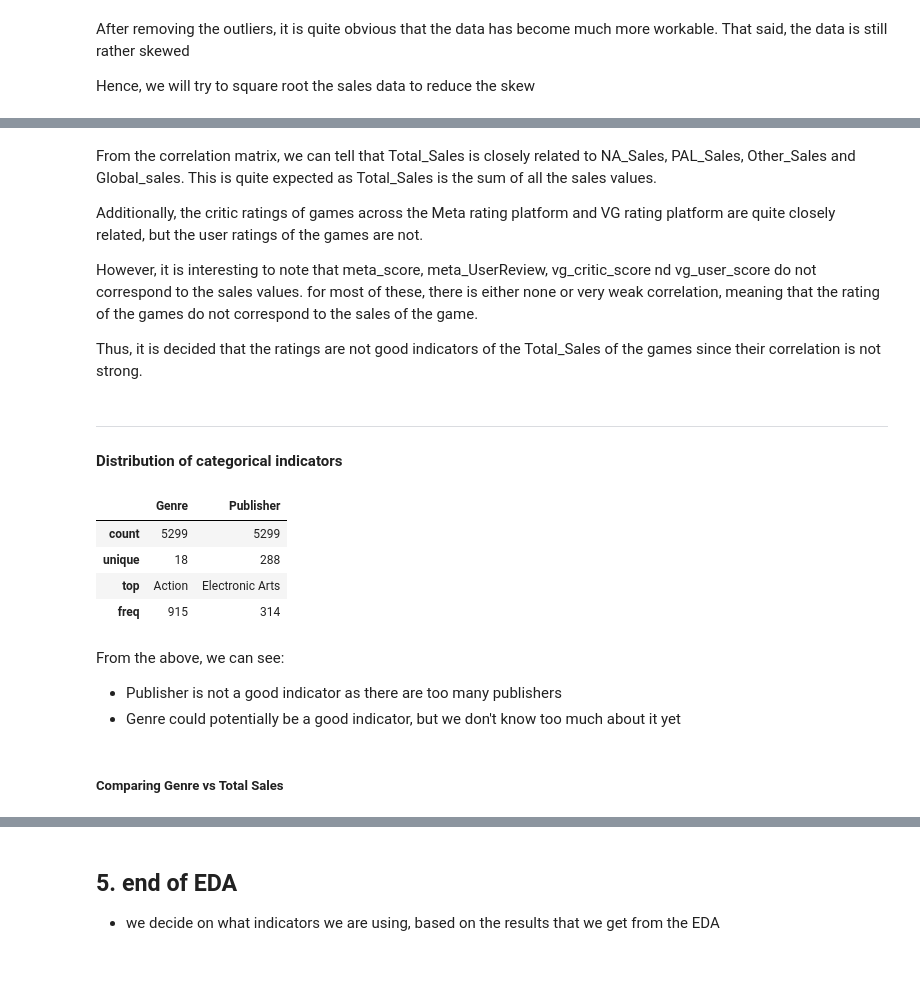
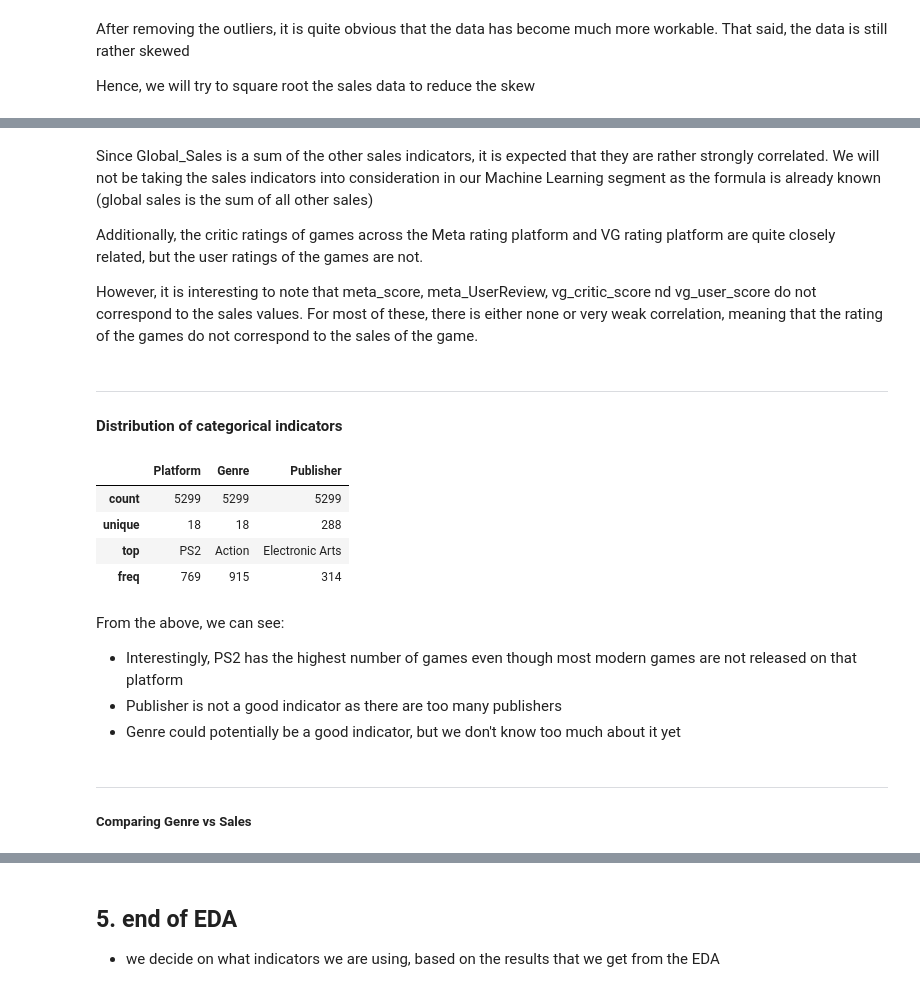
Before and after one commit to Adren98/GAME-SALES-AND-RATINGS-1015-SC3, a Jupyter notebook: EDA/EDA.ipynb, the cells around one changed output, grey strips where cells are left out. Saved outputs shown, nothing was run; the diff lists cells and outputs as text; code cells hidden in the pictures.

```diff
--- a/EDA/EDA.ipynb
+++ b/EDA/EDA.ipynb
@@ -431,10 +406,7 @@ def remove_outlier(df_in, col_name):
     return df_out
 # %%
 # removing outliers from all the columns
-data = remove_outlier(data, "Total_Sales")
-
-# removing JP_Sales as it is not relavant
-data.drop("JP_Sales", axis=1, inplace=True)
+data = remove_outlier(data, "Global_Sales")
 
 data.describe()
 # %% [output]
@@ -450,6 +422,6 @@ data.describe()
 # %%
 # removing 0 values from Total_Sales
-data = data[data["Total_Sales"]!=0]
+data = data[data["Global_Sales"]!=0]
 
 data.describe()
 # %% [output]
@@ -483,6 +455,6 @@ Hence, we will try to square root the sales data to reduce the skew
 # %%
 data['NA_Sales']=np.power((data['NA_Sales']),1/2)
 data['PAL_Sales']=np.power((data['PAL_Sales']),1/2)
+data['JP_Sales']=np.power((data['JP_Sales']),1/2)
 data['Other_Sales']=np.power((data['Other_Sales']),1/2)
 data['Global_Sales']=np.power((data['Global_Sales']),1/2)
-data['Total_Sales']=np.power((data['Total_Sales']),1/2)
@@ -555,11 +496,9 @@ sb.pairplot(data = tempdata)
 # %% [markdown]
-From the correlation matrix, we can tell that Total_Sales is closely related to NA_Sales, PAL_Sales, Other_Sales and Global_sales. This is quite expected as Total_Sales is the sum of all the sales values.
+Since Global_Sales is a sum of the other sales indicators, it is expected that they are rather strongly correlated. We will not be taking the sales indicators into consideration in our Machine Learning segment as the formula is already known (global sales is the sum of all other sales)
 
 Additionally, the critic ratings of games across the Meta rating platform and VG rating platform are quite closely related, but the user ratings of the games are not.
 
-However, it is interesting to note that meta_score, meta_UserReview, vg_critic_score nd vg_user_score do not correspond to the sales values. for most of these, there is either none or very weak correlation, meaning that the rating of the games do not correspond to the sales of the game.
-
-Thus, it is decided that the ratings are not good indicators of the Total_Sales of the games since their correlation is not strong.
+However, it is interesting to note that meta_score, meta_UserReview, vg_critic_score nd vg_user_score do not correspond to the sales values. For most of these, there is either none or very weak correlation, meaning that the rating of the games do not correspond to the sales of the game.
 # %%
 # release data to save memory
 del(tempdata)
@@ -568,20 +507,22 @@ del(tempdata)
 #### Distribution of categorical indicators
 # %%
 # categorical predictors
-tempdata = data[["Genre","Publisher"]]
+tempdata = data[["Platform", "Genre","Publisher"]]
 tempdata.describe()
 # %% [output]
-|  | Genre | Publisher |
-| count | 5299 | 5299 |
-| unique | 18 | 288 |
-| top | Action | Electronic Arts |
-| freq | 915 | 314 |
+|  | Platform | Genre | Publisher |
+| count | 5299 | 5299 | 5299 |
+| unique | 18 | 18 | 288 |
+| top | PS2 | Action | Electronic Arts |
+| freq | 769 | 915 | 314 |
 # %% [markdown]
 From the above, we can see:
+* Interestingly, PS2 has the highest number of games even though most modern games are not released on that platform
 * Publisher is not a good indicator as there are too many publishers
 * Genre could potentially be a good indicator, but we don't know too much about it yet
 # %% [markdown]
-##### Comparing Genre vs Total Sales
+***
+##### Comparing Genre vs Sales
 # %%
 # genres in the dataset
 print("Number of Genres :", len(tempdata["Genre"].dropna().unique()))
```
Also changed, not shown: parts of 37 cells of this notebook, 1 other file.
